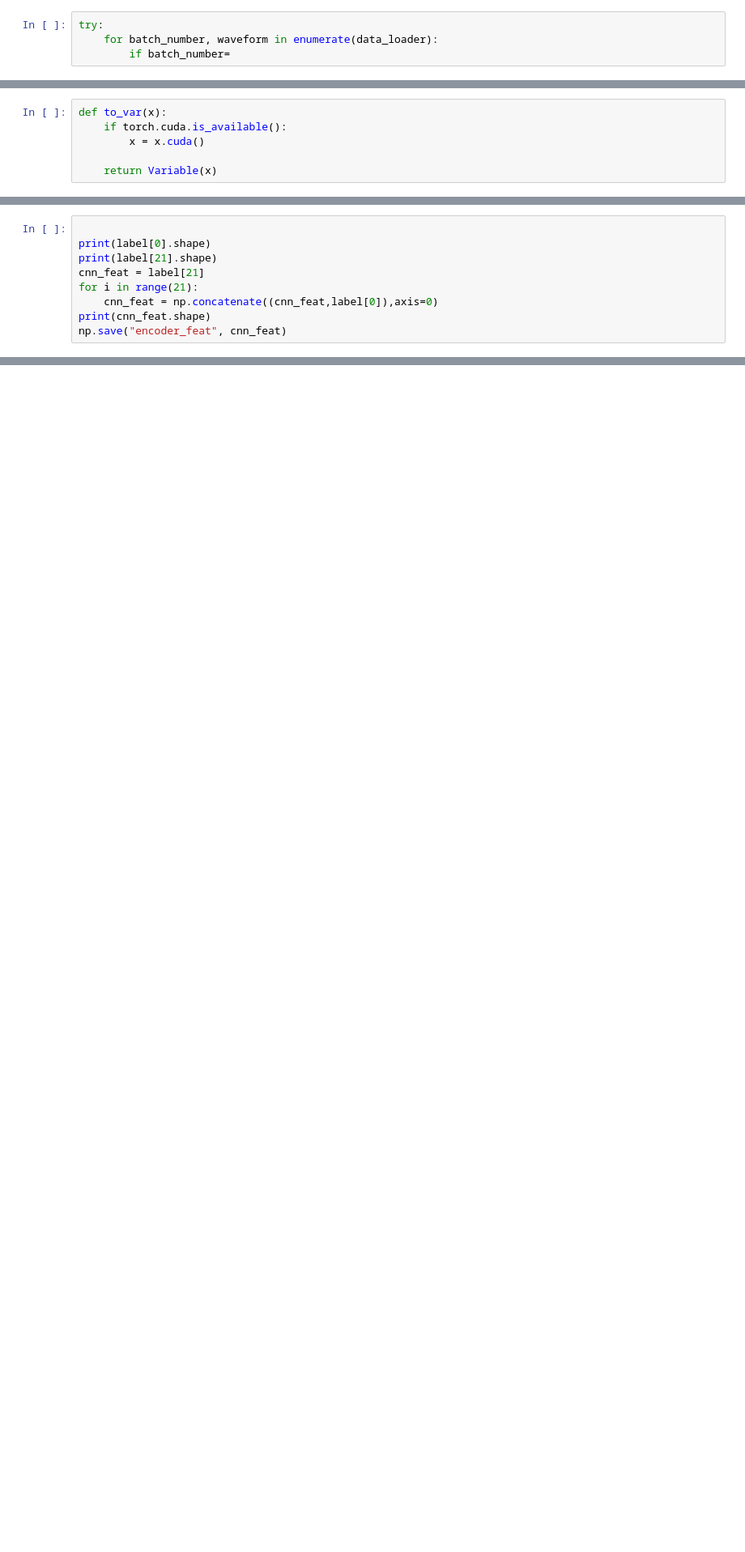
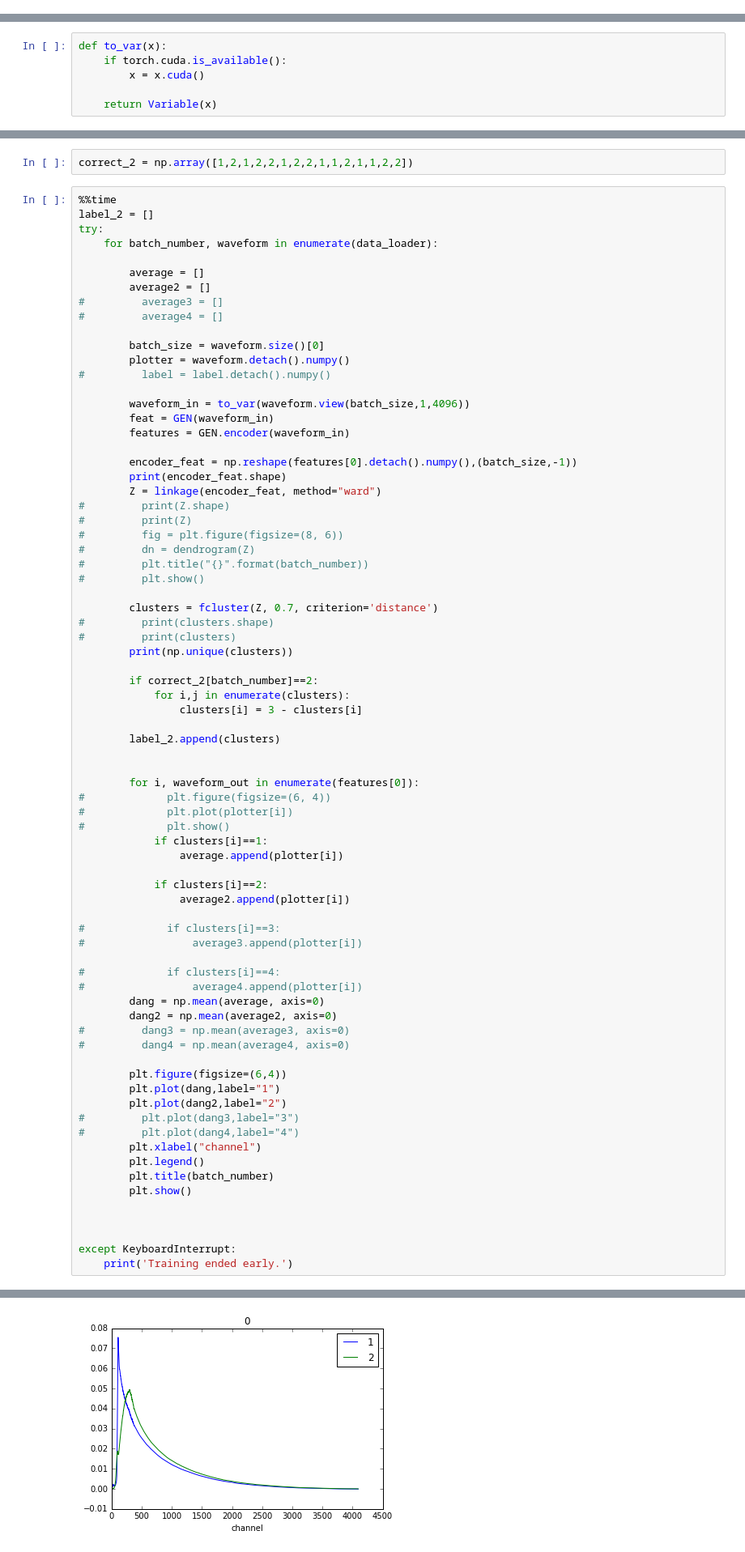
Before and after one commit to hareyakana/Script_For_TS_Keras, a Jupyter notebook: Selector.ipynb, the cells around one changed output, grey strips where cells are left out. Shown at 81% size. Saved outputs shown, nothing was run; the diff lists cells and outputs as text; blank space fills up the shorter version.

```diff
--- a/Selector.ipynb
+++ b/Selector.ipynb
@@ -91,4 +23,0 @@ data_loader = DataLoader(dataset=dataset,
-# %%
-try:
-    for batch_number, waveform in enumerate(data_loader):
-        if batch_number=
@@ -238,9 +109,0 @@ Wall time: 1min 12s
-# %%
-
-print(label[0].shape)
-print(label[21].shape)
-cnn_feat = label[21]
-for i in range(21):
-    cnn_feat = np.concatenate((cnn_feat,label[0]),axis=0)
-print(cnn_feat.shape)
-np.save("encoder_feat", cnn_feat)
@@ -250,0 +153,78 @@ np.save("encoder_feat", cnn_feat)
+# %%
+correct_2 = np.array([1,2,1,2,2,1,2,2,1,1,2,1,1,2,2])
+# %%
+%%time
+label_2 = []
+try:
+    for batch_number, waveform in enumerate(data_loader):
+
+        average = []
+        average2 = []
+#         average3 = []
+#         average4 = []
+
+        batch_size = waveform.size()[0]
+        plotter = waveform.detach().numpy()
+#         label = label.detach().numpy()
+
+        waveform_in = to_var(waveform.view(batch_size,1,4096))
+        feat = GEN(waveform_in)
+        features = GEN.encoder(waveform_in)
+
+        encoder_feat = np.reshape(features[0].detach().numpy(),(batch_size,-1))
+        print(encoder_feat.shape)
+        Z = linkage(encoder_feat, method="ward")
+#         print(Z.shape)
+#         print(Z)
+#         fig = plt.figure(figsize=(8, 6))
+#         dn = dendrogram(Z)
+#         plt.title("{}".format(batch_number))
+#         plt.show()
+
+        clusters = fcluster(Z, 0.7, criterion='distance')
+#         print(clusters.shape)
+#         print(clusters)
+        print(np.unique(clusters))
+
+        if correct_2[batch_number]==2:
+            for i,j in enumerate(clusters):
+                clusters[i] = 3 - clusters[i]
+
+        label_2.append(clusters)
+
+
+        for i, waveform_out in enumerate(features[0]):
+#             plt.figure(figsize=(6, 4))
+#             plt.plot(plotter[i])
+#             plt.show()
+            if clusters[i]==1:
+                average.append(plotter[i])
+
+            if clusters[i]==2:
+                average2.append(plotter[i])
+
+#             if clusters[i]==3:
+#                 average3.append(plotter[i])
+
+#             if clusters[i]==4:
+#                 average4.append(plotter[i])
+        dang = np.mean(average, axis=0)
+        dang2 = np.mean(average2, axis=0)
+#         dang3 = np.mean(average3, axis=0)
+#         dang4 = np.mean(average4, axis=0)
+
+        plt.figure(figsize=(6,4))
+        plt.plot(dang,label="1")
+        plt.plot(dang2,label="2")
+#         plt.plot(dang3,label="3")
+#         plt.plot(dang4,label="4")
+        plt.xlabel("channel")
+        plt.legend()
+        plt.title(batch_number)
+        plt.show()
+
+
+
+except KeyboardInterrupt:
+    print('Training ended early.')
+# %% [output]
@@ -250,0 +233 @@ np.save("encoder_feat", cnn_feat)
+[figure, added]
```
Also changed, not shown: parts of 16 cells of this notebook, 5 other files.
